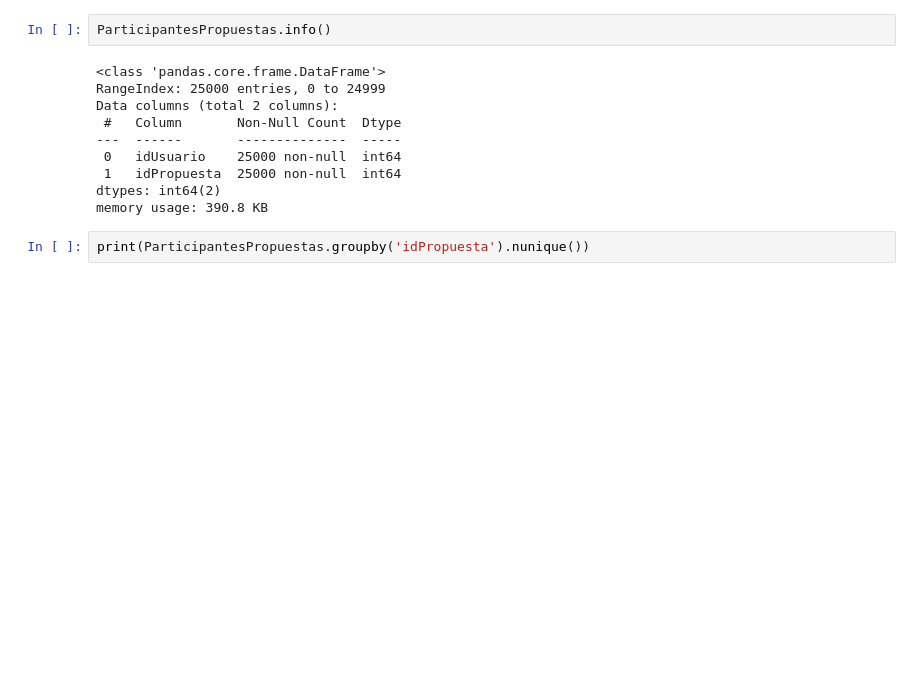
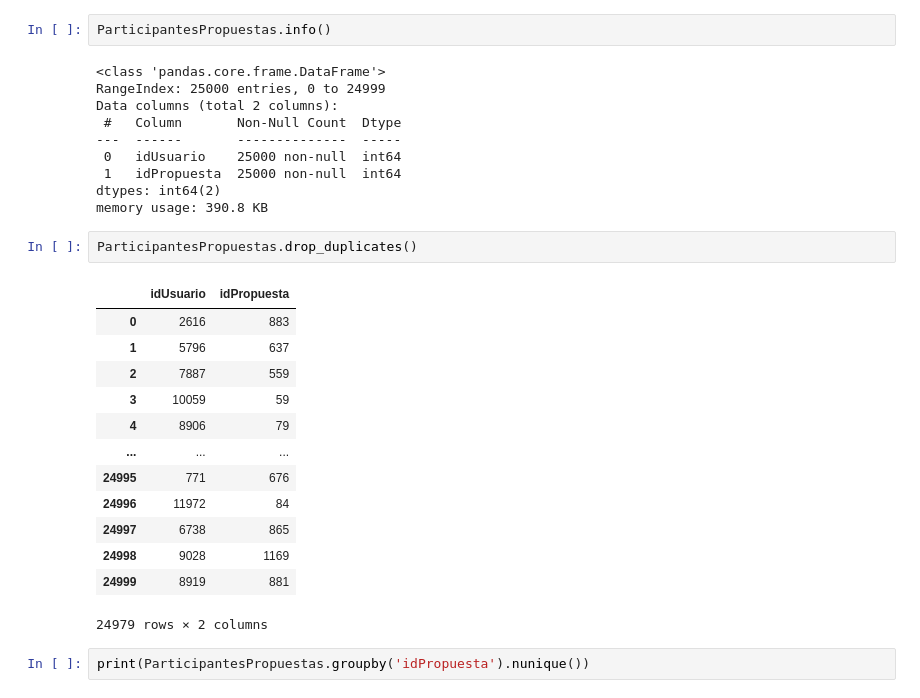
Before and after one commit to jenatance/proyectoFinal, a Jupyter notebook: src/FakeData.ipynb, the cells around one changed output. Saved outputs shown, nothing was run; the diff lists cells and outputs as text; blank space fills up the shorter version.

```diff
--- a/src/FakeData.ipynb
+++ b/src/FakeData.ipynb
@@ -230,6 +262,22 @@ Data columns (total 2 columns):
  1   idPropuesta  25000 non-null  int64
 dtypes: int64(2)
 memory usage: 390.8 KB
+# %%
+ParticipantesPropuestas.drop_duplicates()
+# %% [output]
+|  | idUsuario | idPropuesta |
+| 0 | 2616 | 883 |
+| 1 | 5796 | 637 |
+| 2 | 7887 | 559 |
+| 3 | 10059 | 59 |
+| 4 | 8906 | 79 |
+| ... | ... | ... |
+| 24995 | 771 | 676 |
+| 24996 | 11972 | 84 |
+| 24997 | 6738 | 865 |
+| 24998 | 9028 | 1169 |
+| 24999 | 8919 | 881 |
+24979 rows × 2 columns
 # %%
 print(ParticipantesPropuestas.groupby('idPropuesta').nunique())
 # %% [output]
```
Also changed, not shown: parts of 6 cells of this notebook, 16 other files.
